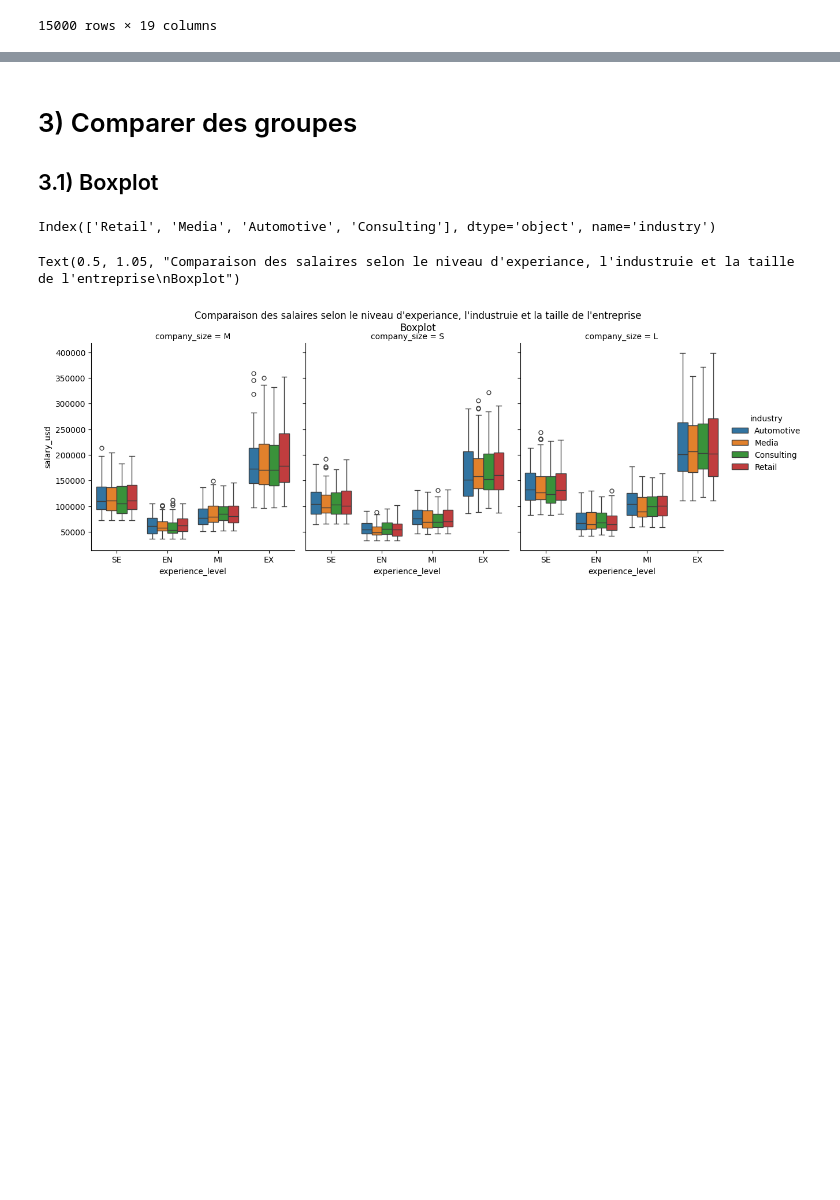
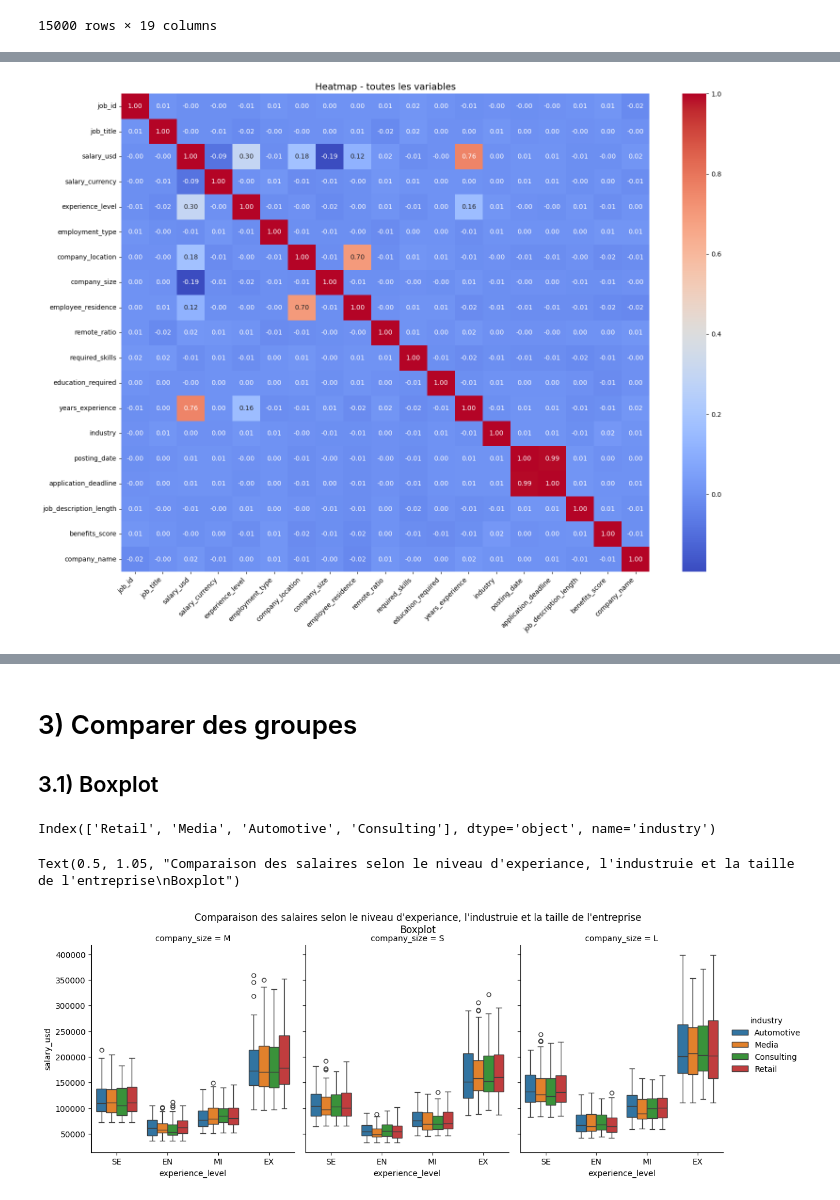
Before and after one commit to BrainCoder3/Vizualisation-Global-AI-Job-Market-Trends-Salary-Insights, a Jupyter notebook: notebooks/multivariate.ipynb, the cells around one changed output, grey strips where cells are left out. Cells and saved outputs as stored; diff of their text form; code cells hidden in the pictures; blank space fills up the shorter version.

```diff
--- a/notebooks/multivariate.ipynb
+++ b/notebooks/multivariate.ipynb
@@ -22,0 +26,25 @@ df
+# %%
+from pandas.plotting import parallel_coordinates
+# 1) Chargement des données
+#df = pd.read_csv(r"c:\Users\HP\Downloads\ai_job_dataset.csv")
+
+# 2) Encodage des variables qualitatives
+df_encoded = df.copy()
+
+for col in df_encoded.columns:
+    df_encoded[col] = df_encoded[col].astype('category').cat.codes
+
+# 3) Heatmap de corrélation
+corr = df_encoded.corr()
+
+plt.figure(figsize=(16,12))
+sns.heatmap(corr, annot=True, cmap='coolwarm', fmt=".2f")
+
+plt.xticks(rotation=45, ha='right')
+plt.yticks(rotation=0)
+
+plt.title("Heatmap - toutes les variables", fontsize=14)
+plt.tight_layout()
+plt.show()
+# %% [output]
+[figure, added]
```
Also changed, not shown: parts of 9 cells of this notebook.
